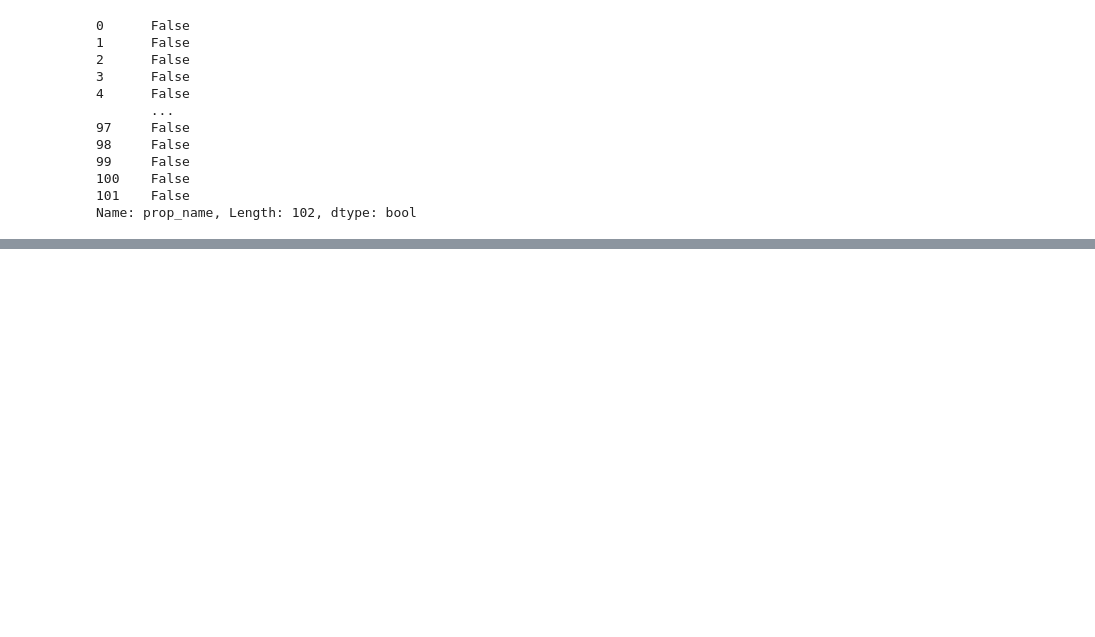
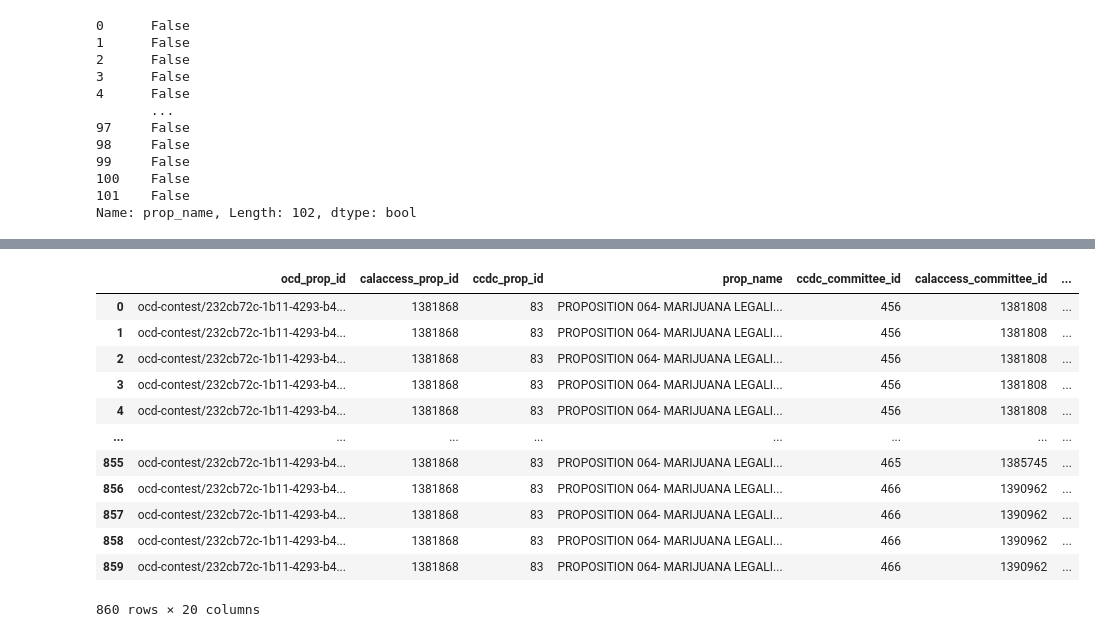
Before and after one commit to ritzdorfqu/first-python-notebook, a Jupyter notebook: first-python-notebook.ipynb, the cells around one changed output, grey strips where cells are left out. Saved outputs shown, nothing was run; the diff lists cells and outputs as text; code cells hidden in the pictures; blank space fills up the shorter version.

```diff
--- a/first-python-notebook.ipynb
+++ b/first-python-notebook.ipynb
@@ -140,0 +131,2 @@ props[props.prop_name == my_prop]
+# %%
+committees = committees[committees.prop_name == my_prop]
@@ -140,0 +174,18 @@ props[props.prop_name == my_prop]
+# %%
+merged = pd.merge(committees, contribs, on = "calaccess_committee_id")
+# %%
+merged
+# %% [output]
+|  | ocd_prop_id | calaccess_prop_id | ccdc_prop_id | prop_name | ccdc_committee_id | calaccess_committee_id | ... |
+| 0 | ocd-contest/232cb72c-1b11-4293-b4... | 1381868 | 83 | PROPOSITION 064- MARIJUANA LEGALI... | 456 | 1381808 | ... |
+| 1 | ocd-contest/232cb72c-1b11-4293-b4... | 1381868 | 83 | PROPOSITION 064- MARIJUANA LEGALI... | 456 | 1381808 | ... |
+| 2 | ocd-contest/232cb72c-1b11-4293-b4... | 1381868 | 83 | PROPOSITION 064- MARIJUANA LEGALI... | 456 | 1381808 | ... |
+| 3 | ocd-contest/232cb72c-1b11-4293-b4... | 1381868 | 83 | PROPOSITION 064- MARIJUANA LEGALI... | 456 | 1381808 | ... |
+| 4 | ocd-contest/232cb72c-1b11-4293-b4... | 1381868 | 83 | PROPOSITION 064- MARIJUANA LEGALI... | 456 | 1381808 | ... |
+| ... | ... | ... | ... | ... | ... | ... | ... |
+| 855 | ocd-contest/232cb72c-1b11-4293-b4... | 1381868 | 83 | PROPOSITION 064- MARIJUANA LEGALI... | 465 | 1385745 | ... |
+| 856 | ocd-contest/232cb72c-1b11-4293-b4... | 1381868 | 83 | PROPOSITION 064- MARIJUANA LEGALI... | 466 | 1390962 | ... |
+| 857 | ocd-contest/232cb72c-1b11-4293-b4... | 1381868 | 83 | PROPOSITION 064- MARIJUANA LEGALI... | 466 | 1390962 | ... |
+| 858 | ocd-contest/232cb72c-1b11-4293-b4... | 1381868 | 83 | PROPOSITION 064- MARIJUANA LEGALI... | 466 | 1390962 | ... |
+| 859 | ocd-contest/232cb72c-1b11-4293-b4... | 1381868 | 83 | PROPOSITION 064- MARIJUANA LEGALI... | 466 | 1390962 | ... |
+860 rows × 20 columns
```
Also changed, not shown: parts of 26 cells of this notebook.
